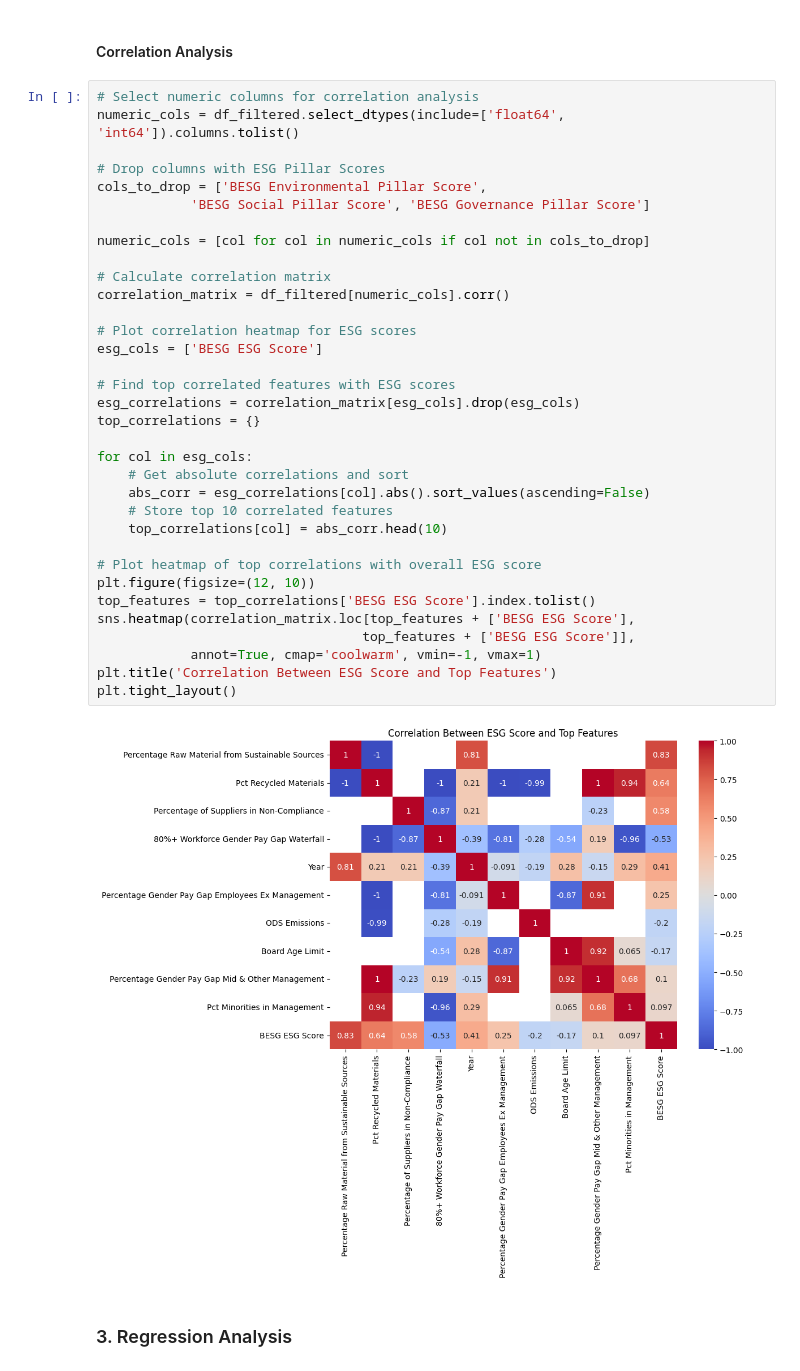
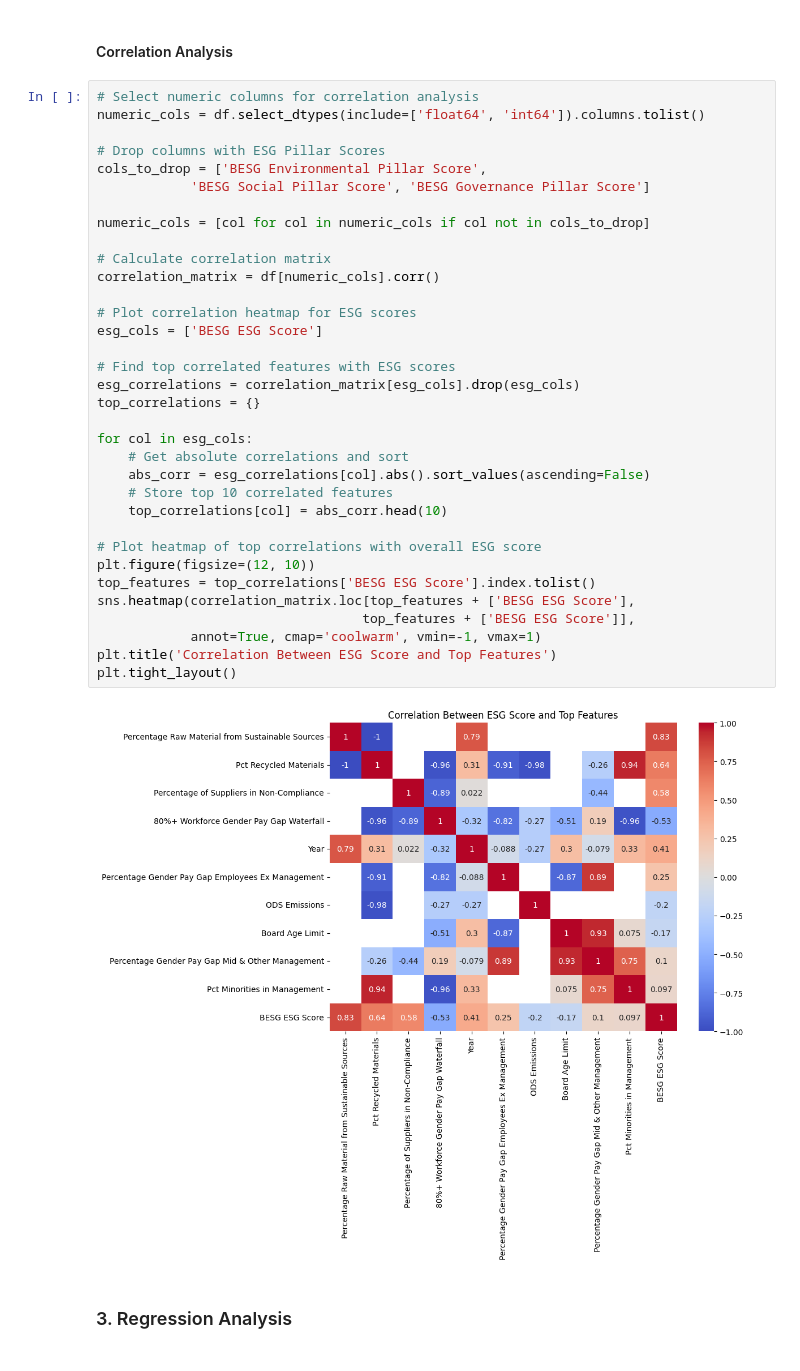
Before and after one commit to XYinfg/esg_analytics, a Jupyter notebook: EDA/EDA.ipynb, the cells around one changed output. Saved outputs shown, nothing was run; the diff lists cells and outputs as text.

```diff
--- a/EDA/EDA.ipynb
+++ b/EDA/EDA.ipynb
@@ -203,40 +244,40 @@ plt.show()
 #### Correlation Analysis
 # %%
 # Select numeric columns for correlation analysis
-numeric_cols = df_filtered.select_dtypes(include=['float64', 'int64']).columns.tolist()
+numeric_cols = df.select_dtypes(include=['float64', 'int64']).columns.tolist()
 
 # Drop columns with ESG Pillar Scores
 cols_to_drop = ['BESG Environmental Pillar Score',
             'BESG Social Pillar Score', 'BESG Governance Pillar Score']
 
 numeric_cols = [col for col in numeric_cols if col not in cols_to_drop]
 
 # Calculate correlation matrix
-correlation_matrix = df_filtered[numeric_cols].corr()
+correlation_matrix = df[numeric_cols].corr()
 
 # Plot correlation heatmap for ESG scores
 esg_cols = ['BESG ESG Score']
 
 # Find top correlated features with ESG scores
 esg_correlations = correlation_matrix[esg_cols].drop(esg_cols)
 top_correlations = {}
 
 for col in esg_cols:
     # Get absolute correlations and sort
     abs_corr = esg_correlations[col].abs().sort_values(ascending=False)
     # Store top 10 correlated features
     top_correlations[col] = abs_corr.head(10)
 
 # Plot heatmap of top correlations with overall ESG score
 plt.figure(figsize=(12, 10))
 top_features = top_correlations['BESG ESG Score'].index.tolist()
 sns.heatmap(correlation_matrix.loc[top_features + ['BESG ESG Score'],
                                   top_features + ['BESG ESG Score']],
             annot=True, cmap='coolwarm', vmin=-1, vmax=1)
 plt.title('Correlation Between ESG Score and Top Features')
 plt.tight_layout()
 # %% [output]
-[figure, old version]
+[figure, new version]
 # %% [markdown]
 ### 3. Regression Analysis
 # %%
```
Also changed, not shown: parts of 9 cells of this notebook.
